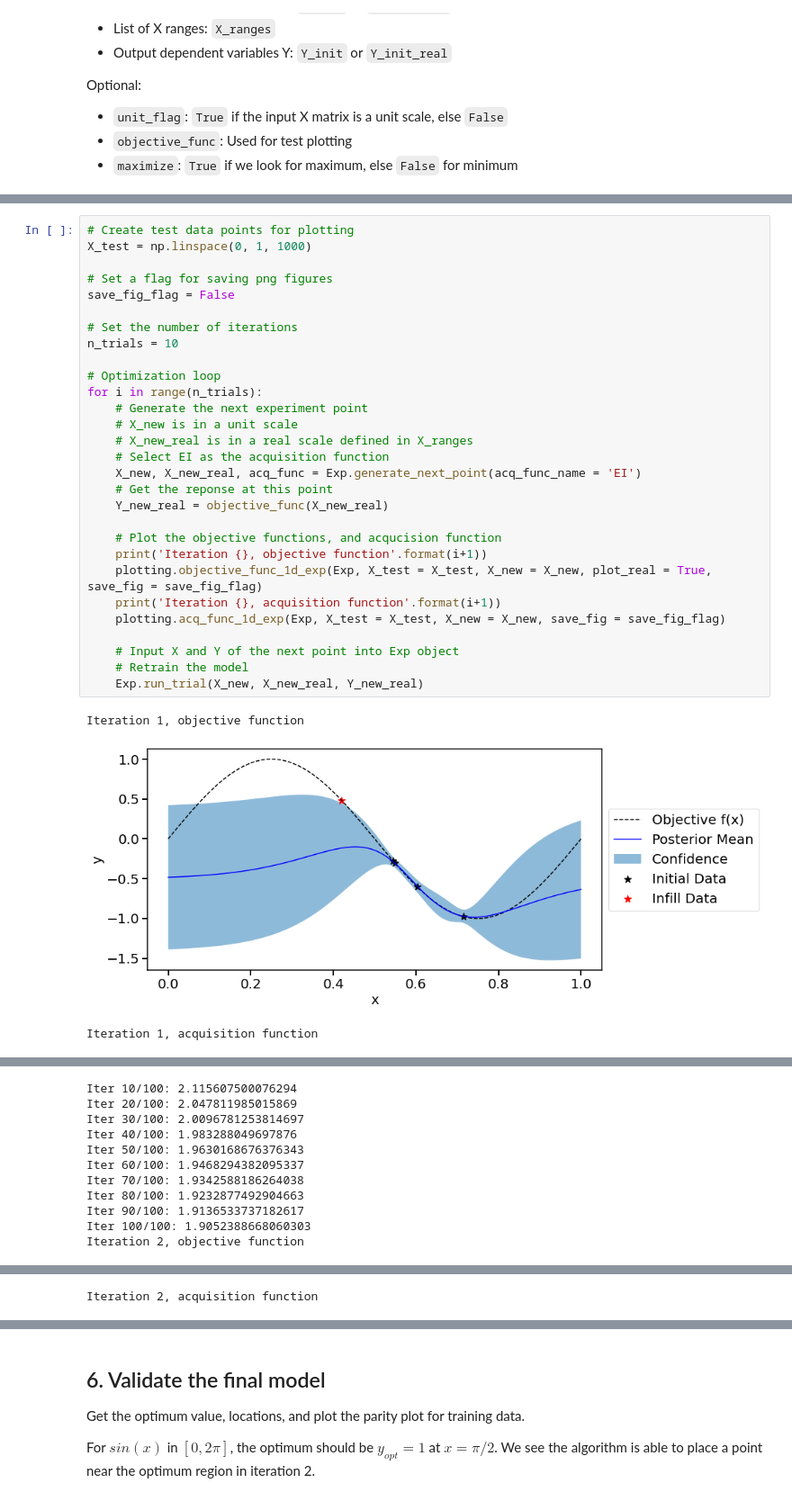
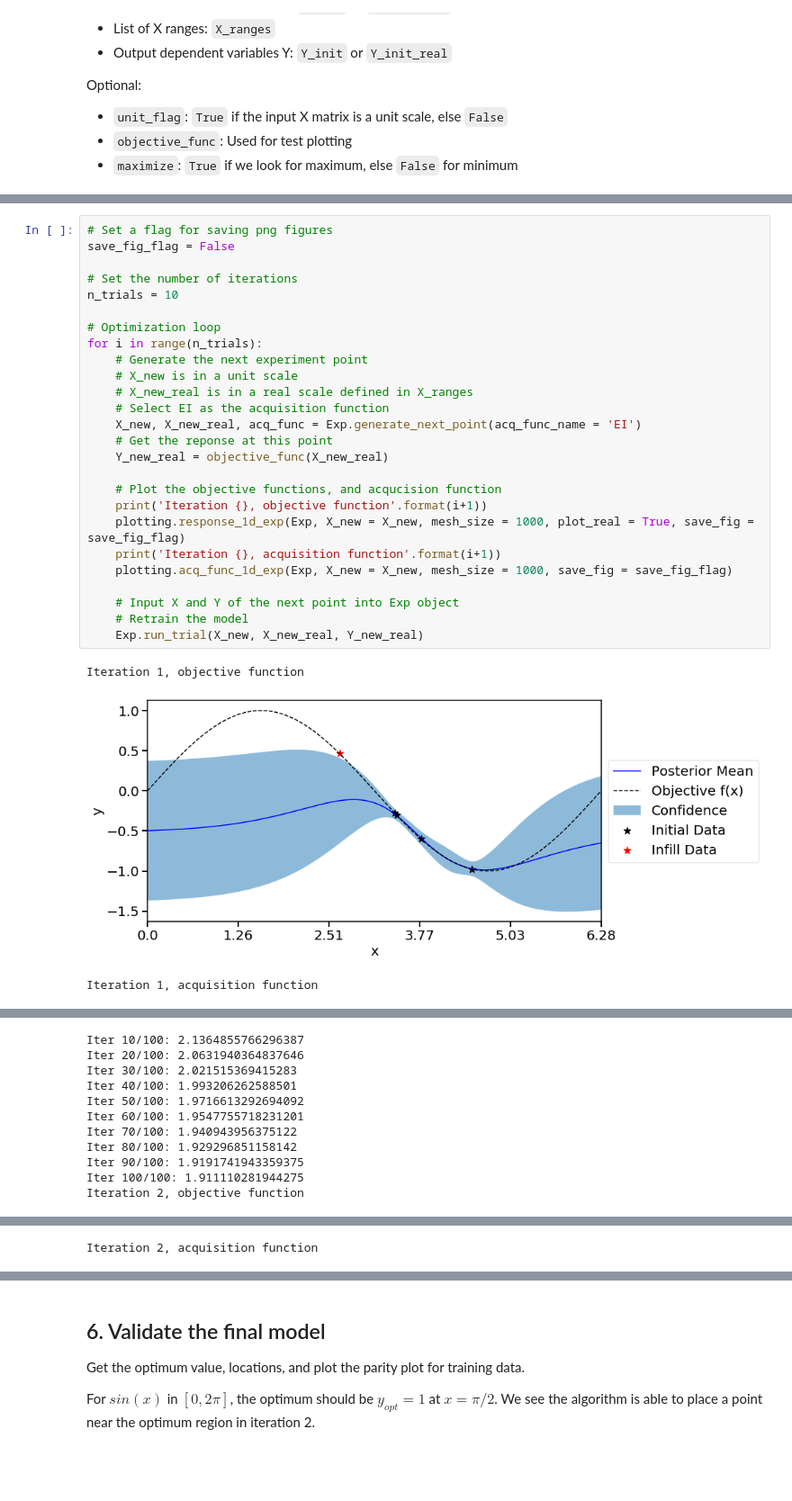
Before and after one commit to VlachosGroup/nextorch, a Jupyter notebook: docs/source/examples/02_sin_1d.ipynb, the cells around one changed output, grey strips where cells are left out. Shown at 90% size. Saved outputs shown, nothing was run; the diff lists cells and outputs as text; blank space fills up the shorter version.

```diff
--- a/docs/source/examples/02_sin_1d.ipynb
+++ b/docs/source/examples/02_sin_1d.ipynb
@@ -96,33 +97,30 @@ We use the same setup in the optimization loop as [example 1](01_simple_1d.ipynb
 # %%
-# Create test data points for plotting
-X_test = np.linspace(0, 1, 1000)
-
 # Set a flag for saving png figures
 save_fig_flag = False
 
 # Set the number of iterations
 n_trials = 10
 
 # Optimization loop
 for i in range(n_trials):
     # Generate the next experiment point
     # X_new is in a unit scale
     # X_new_real is in a real scale defined in X_ranges
     # Select EI as the acquisition function
     X_new, X_new_real, acq_func = Exp.generate_next_point(acq_func_name = 'EI')
     # Get the reponse at this point
     Y_new_real = objective_func(X_new_real)
 
     # Plot the objective functions, and acqucision function
     print('Iteration {}, objective function'.format(i+1))
-    plotting.objective_func_1d_exp(Exp, X_test = X_test, X_new = X_new, plot_real = True, save_fig = save_fig_flag)
+    plotting.response_1d_exp(Exp, X_new = X_new, mesh_size = 1000, plot_real = True, save_fig = save_fig_flag)
     print('Iteration {}, acquisition function'.format(i+1))
-    plotting.acq_func_1d_exp(Exp, X_test = X_test, X_new = X_new, save_fig = save_fig_flag)
+    plotting.acq_func_1d_exp(Exp, X_new = X_new, mesh_size = 1000, save_fig = save_fig_flag)
 
     # Input X and Y of the next point into Exp object
     # Retrain the model
     Exp.run_trial(X_new, X_new_real, Y_new_real)
 # %% [output]
 Iteration 1, objective function
-[figure, old version]
+[figure, new version]
 Iteration 1, acquisition function
@@ -130,11 +128,11 @@ Iteration 1, acquisition function
-Iter 10/100: 2.115607500076294
-Iter 20/100: 2.047811985015869
-Iter 30/100: 2.0096781253814697
-Iter 40/100: 1.983288049697876
-Iter 50/100: 1.9630168676376343
-Iter 60/100: 1.9468294382095337
-Iter 70/100: 1.9342588186264038
-Iter 80/100: 1.9232877492904663
-Iter 90/100: 1.9136533737182617
-Iter 100/100: 1.9052388668060303
+Iter 10/100: 2.1364855766296387
+Iter 20/100: 2.0631940364837646
+Iter 30/100: 2.021515369415283
+Iter 40/100: 1.993206262588501
+Iter 50/100: 1.9716613292694092
+Iter 60/100: 1.9547755718231201
+Iter 70/100: 1.940943956375122
+Iter 80/100: 1.929296851158142
+Iter 90/100: 1.9191741943359375
+Iter 100/100: 1.911110281944275
 Iteration 2, objective function
```
Also changed, not shown: parts of 4 cells of this notebook, 16 other files.
